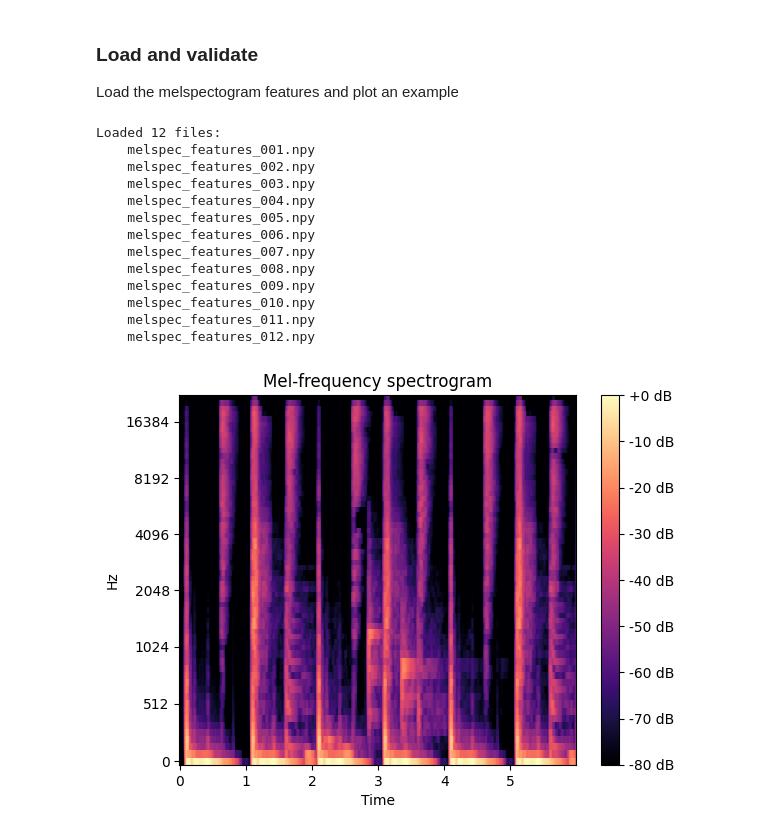
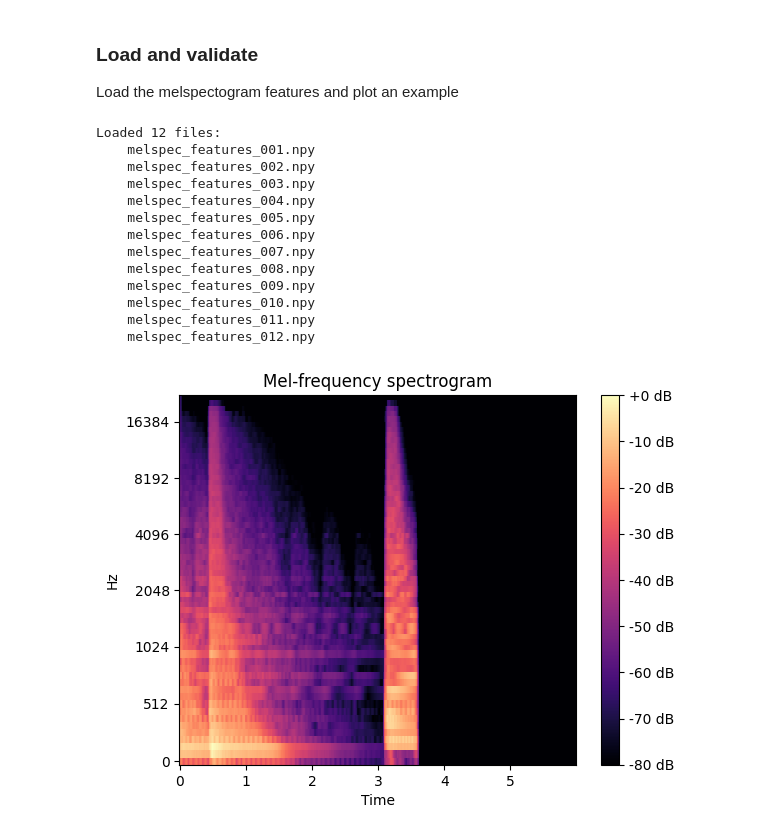
Before and after one commit to michaelstuffer98/ai_industry_project, a Jupyter notebook: feature_extraction.ipynb, the cells around one changed output. Drawn from its saved outputs; the diff is of its cells as text; code cells hidden in the pictures.

```diff
--- a/feature_extraction.ipynb
+++ b/feature_extraction.ipynb
@@ -203,12 +203,12 @@ Convert to mono lenght
 Stack to a single matrix
 (4068, 132300)
 # %%
-sr = s_rates[0]
+sample_rate = s_rates[0]
 n_mels = 64
-f_max = sr/2
+f_max = sample_rate/2
 hop_length = 256
 
-get_melspectogram = lambda t: librosa.feature.melspectrogram(y=t, sr=sr, n_mels=n_mels, fmax=f_max, hop_length=hop_length).flatten()
+get_melspectogram = lambda t: librosa.feature.melspectrogram(y=t, sr=sample_rate, n_mels=n_mels, fmax=f_max, hop_length=hop_length).flatten()
 #get_spectogram_db = lambda t : librosa.power_to_db(np.abs(librosa.feature.melspectrogram(y=t, sr=downsample_rate, n_fft=32, hop_length=256, power=2.0, n_mels=64)))
 
 print("Compute the melspectogram")
@@ -250,24 +250,27 @@ Saved file to slices melspec_features
 Load the melspectogram features and plot an example
 # %%
 from save_utils import load_sliced_numpy_array
+from random import randint
 
 features_spectogram = load_sliced_numpy_array('melspec_features')
 
-feature_to_plot = features_spectogram[0, :].reshape(n_mels, -1)
+x = randint(0, features_spectogram.shape[0]-1)
 
-plot.plot_melspectogram(feature_to_plot, sr, fmax=f_max, save_fig=False)
+feature_to_plot = features_spectogram[x, :].reshape(n_mels, -1)
+
+plot.plot_melspectogram(feature_to_plot, sample_rate, fmax=f_max, save_fig=False)
 # %% [output]
 Loaded 12 files:
     melspec_features_001.npy
     melspec_features_002.npy
     melspec_features_003.npy
     melspec_features_004.npy
     melspec_features_005.npy
     melspec_features_006.npy
     melspec_features_007.npy
     melspec_features_008.npy
     melspec_features_009.npy
     melspec_features_010.npy
     melspec_features_011.npy
     melspec_features_012.npy
-[figure, old version]
+[figure, new version]
```
